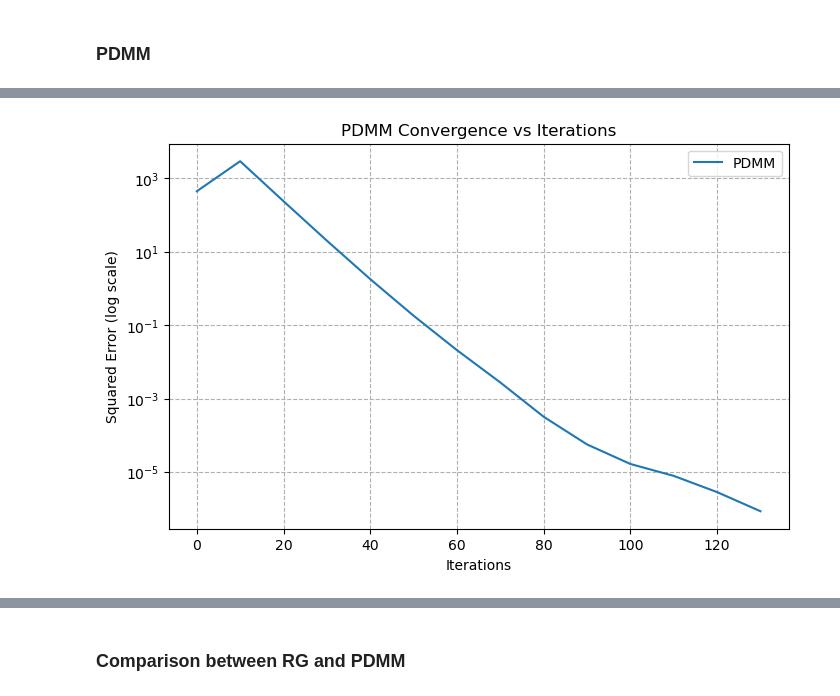
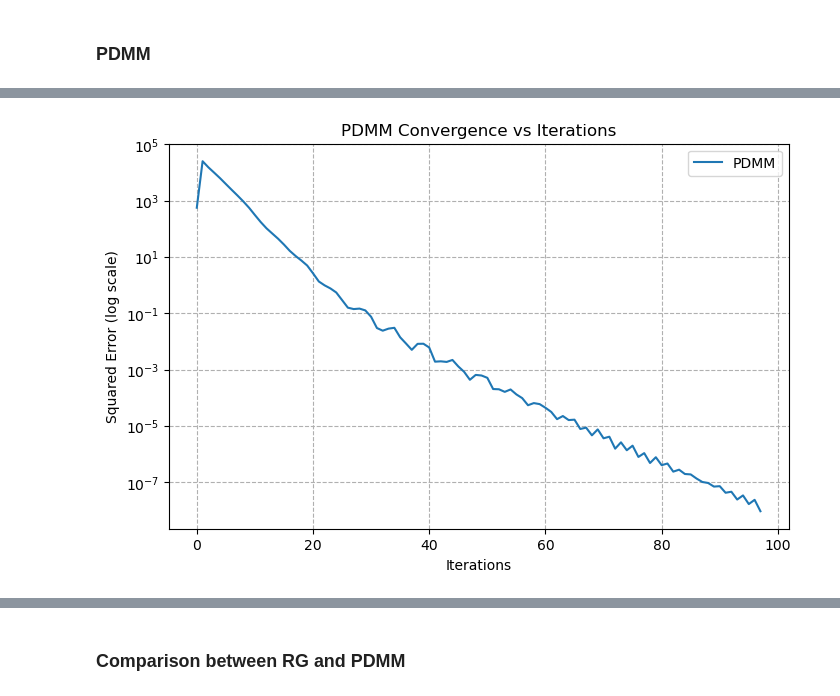
Before and after one commit to YuhanXu718/Distributed, a Jupyter notebook: Project.ipynb, the cells around one changed output, grey strips where cells are left out. Cells and saved outputs as stored; diff of their text form; code cells hidden in the pictures.

Commit message:
Modify general structure and generate images

```diff
--- a/Project.ipynb
+++ b/Project.ipynb
@@ -394,26 +422,29 @@ def randomised_gossip(init_values, adj_matrix, global_avg, max_iterations=5000,
 
     return values, history
 # %%
-# 运行随机Gossip算法
+# parameters
+log_freq = 1
+stop_threshold = 1e-8
+
+# run the randomised gossip algorithm
 print("\nRunning randomised gossip algorithm...")
 start_time = time.time()
-final_rg, history_rg = randomised_gossip(init_values, adj_matrix, global_avg, max_iterations=3000)
+final_rg, history_rg = randomised_gossip(init_values, adj_matrix, global_avg, log_freq=log_freq, threshold=stop_threshold)
 elapsed_time = time.time() - start_time
 
-# 输出结果
+# output the results
 final_values = final_rg
 final_avg = np.mean(final_values)
-final_error = history_rg['errors'][-1]  # 最后一次记录的误差
+final_error = history_rg['errors'][-1] # final error is the last recorded error
 
 print("\nAlgorithm completed!")
-print(f"Total iterations: {len(history_rg['errors'])*10}")
+print(f"Total iterations: {len(history_rg['errors']) * log_freq}")
 print(f"Total transmissions: {history_rg['transmissions']}")
 print(f"Execution time: {elapsed_time:.4f} seconds")
 print(f"Final estimated average: {final_avg:.8f}")
 print(f"Global average: {global_avg:.8f}")
 print(f"Absolute error: {abs(final_avg - global_avg):.8f}")
-print(f"Square error: {final_error:.8f}")
-# print(f"Converged: {'Yes' if converged else 'No'}")
+print(f"Squared error: {final_error:.8f}")
 # %% [output]
 Running randomised gossip algorithm...
 
@@ -584,0 +577,26 @@ Square error: 0.00000085
+# %%
+# ------ Parameters ------
+c = 0.5
+log_freq = 1
+stop_threshold = 1e-8
+
+# ------ Run PDMM with timing ------
+start_time = time.time()
+final_pdmm, history_pdmm = pdmm_average_consensus(init_values, adj_matrix, c=c, log_freq=log_freq, tol=stop_threshold)
+elapsed_time = time.time() - start_time
+
+# ------ Postprocessing metrics ------
+final_values = final_pdmm
+final_avg = np.mean(final_values)
+global_avg = np.mean(init_values)
+final_error = history_pdmm['errors'][-1]         # last squared error
+
+# ------ Output results ------
+print("\nAlgorithm completed!")
+print(f"Total iterations: {len(history_pdmm['errors']) * log_freq}")
+print(f"Total transmissions: {history_pdmm['transmissions']}")
+print(f"Execution time: {elapsed_time:.4f} seconds")
+print(f"Final estimated average: {final_avg:.8f}")
+print(f"Global average: {global_avg:.8f}")
+print(f"Absolute error: {abs(final_avg - global_avg):.8f}")
+print(f"Squared error: {final_error:.8f}")
@@ -585,15 +612,15 @@ Square error: 0.00000085
 # %%
 # ------------------ Visualization: error vs iteration ------------------
 plt.figure(figsize=(8, 5))
-plt.semilogy(np.arange(0, len(history_pdmm['errors'])) * 10, history_pdmm['errors'], label='PDMM')
+plt.semilogy(np.arange(0, len(history_pdmm['errors'])) * log_freq, history_pdmm['errors'], label='PDMM')
 plt.xlabel('Iterations')
 plt.ylabel('Squared Error (log scale)')
 plt.title('PDMM Convergence vs Iterations')
 plt.grid(True, which='both', linestyle='--')
 plt.legend()
 plt.show()
 # %% [output]
-[figure, old version]
+[figure, new version]
 # %%
 # ------------------ Visualization: error vs number of transmissions ------------------
 plt.figure(figsize=(8, 5))
```
Also changed, not shown: parts of 60 cells of this notebook.
